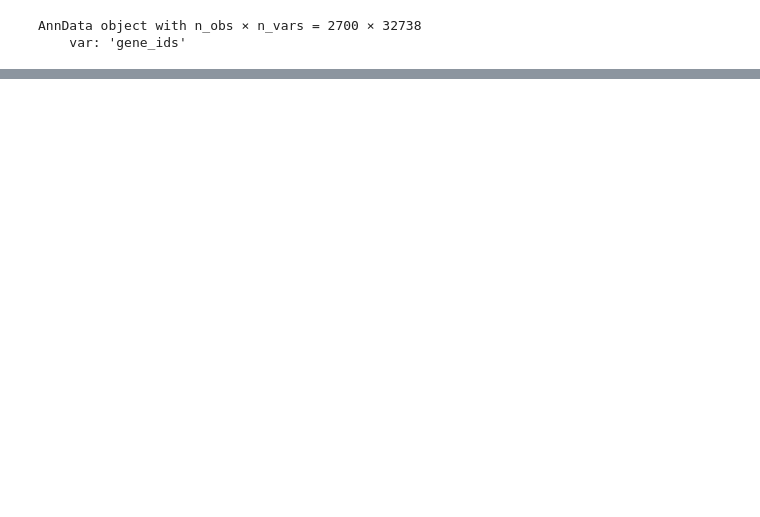
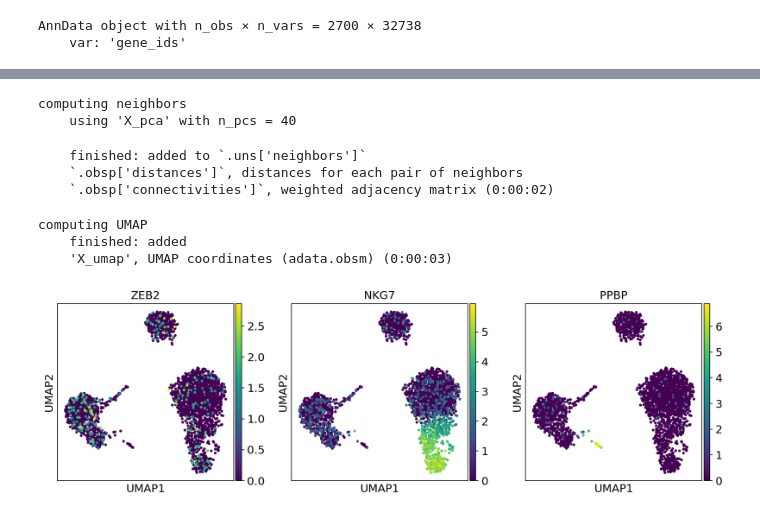
Before and after one commit to ferygood/scpy, a Jupyter notebook: scanpy_demo.ipynb, the cells around one changed output, grey strips where cells are left out. Drawn from its saved outputs; the diff is of its cells as text; code cells hidden in the pictures; blank space fills up the shorter version.

```diff
--- a/scanpy_demo.ipynb
+++ b/scanpy_demo.ipynb
@@ -90,0 +246,19 @@ sc.pl.highly_variable_genes(adata)
+# %%
+# computing the neightborhood graph
+# can accept default value
+sc.pp.neighbors(adata, n_neighbors=10, n_pcs=40)
+# %% [output]
+computing neighbors
+    using 'X_pca' with n_pcs = 40
+    finished: added to `.uns['neighbors']`
+    `.obsp['distances']`, distances for each pair of neighbors
+    `.obsp['connectivities']`, weighted adjacency matrix (0:00:02)
+# %%
+# umap
+sc.tl.umap(adata)
+sc.pl.umap(adata, color=['ZEB2', "NKG7", "PPBP"])
+# %% [output]
+computing UMAP
+    finished: added
+    'X_umap', UMAP coordinates (adata.obsm) (0:00:03)
+[figure, added]
```
Also changed, not shown: parts of 41 cells of this notebook, 4 other files.
